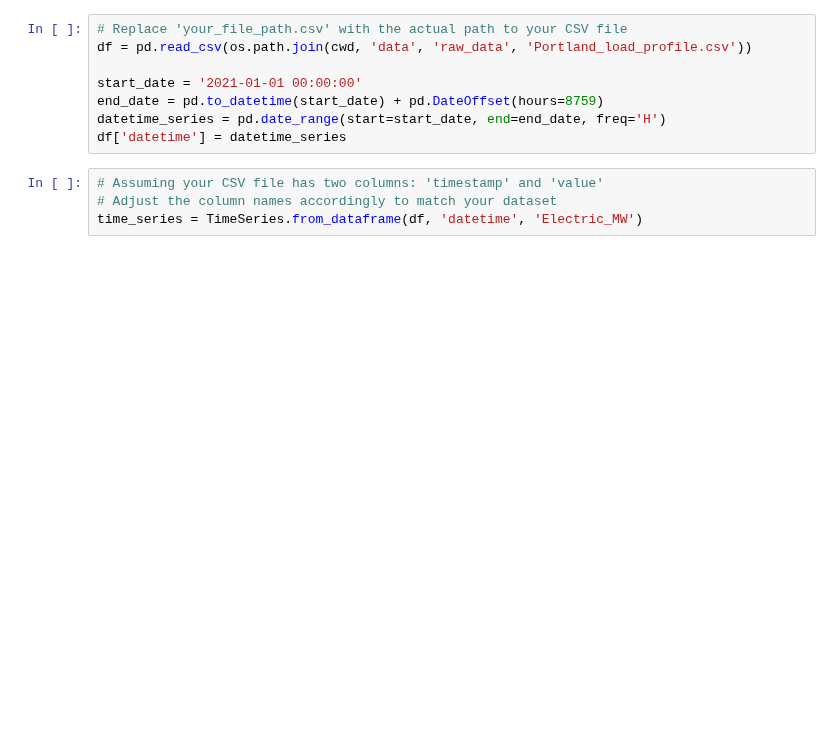
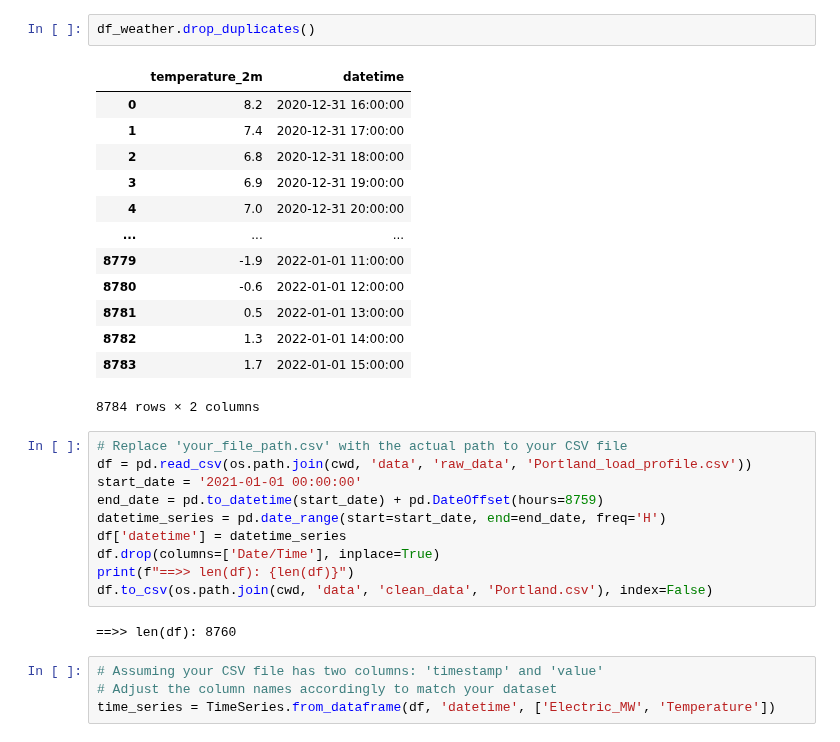
Before and after one commit to tsbyq/WattCast, a Jupyter notebook: bin/portland.ipynb, the cells around one changed output. Saved outputs shown, nothing was run; the diff lists cells and outputs as text; blank space fills up the shorter version.

```diff
--- a/bin/portland.ipynb
+++ b/bin/portland.ipynb
@@ -12,15 +70,35 @@ assert os.getcwd()[-8:] == "WattCast", "Current working directory is not the git
+# %%
+df_weather.drop_duplicates()
+# %% [output]
+|  | temperature_2m | datetime |
+| 0 | 8.2 | 2020-12-31 16:00:00 |
+| 1 | 7.4 | 2020-12-31 17:00:00 |
+| 2 | 6.8 | 2020-12-31 18:00:00 |
+| 3 | 6.9 | 2020-12-31 19:00:00 |
+| 4 | 7.0 | 2020-12-31 20:00:00 |
+| ... | ... | ... |
+| 8779 | -1.9 | 2022-01-01 11:00:00 |
+| 8780 | -0.6 | 2022-01-01 12:00:00 |
+| 8781 | 0.5 | 2022-01-01 13:00:00 |
+| 8782 | 1.3 | 2022-01-01 14:00:00 |
+| 8783 | 1.7 | 2022-01-01 15:00:00 |
+8784 rows × 2 columns
 # %%
 # Replace 'your_file_path.csv' with the actual path to your CSV file
 df = pd.read_csv(os.path.join(cwd, 'data', 'raw_data', 'Portland_load_profile.csv'))
-
 start_date = '2021-01-01 00:00:00'
 end_date = pd.to_datetime(start_date) + pd.DateOffset(hours=8759)
 datetime_series = pd.date_range(start=start_date, end=end_date, freq='H')
 df['datetime'] = datetime_series
+df.drop(columns=['Date/Time'], inplace=True)
+print(f"==>> len(df): {len(df)}")
+df.to_csv(os.path.join(cwd, 'data', 'clean_data', 'Portland.csv'), index=False)
+# %% [output]
+==>> len(df): 8760
 # %%
 # Assuming your CSV file has two columns: 'timestamp' and 'value'
 # Adjust the column names accordingly to match your dataset
-time_series = TimeSeries.from_dataframe(df, 'datetime', 'Electric_MW')
+time_series = TimeSeries.from_dataframe(df, 'datetime', ['Electric_MW', 'Temperature'])
 # %%
 print(f"==>> time_series.width: {time_series.width}")
 time_series = time_series.add_datetime_attribute(attribute='weekday', cyclic=True).add_datetime_attribute(attribute='day', cyclic=True).add_datetime_attribute(attribute='month', cyclic=True)
```
Also changed, not shown: parts of 18 cells of this notebook, 5 other files.
